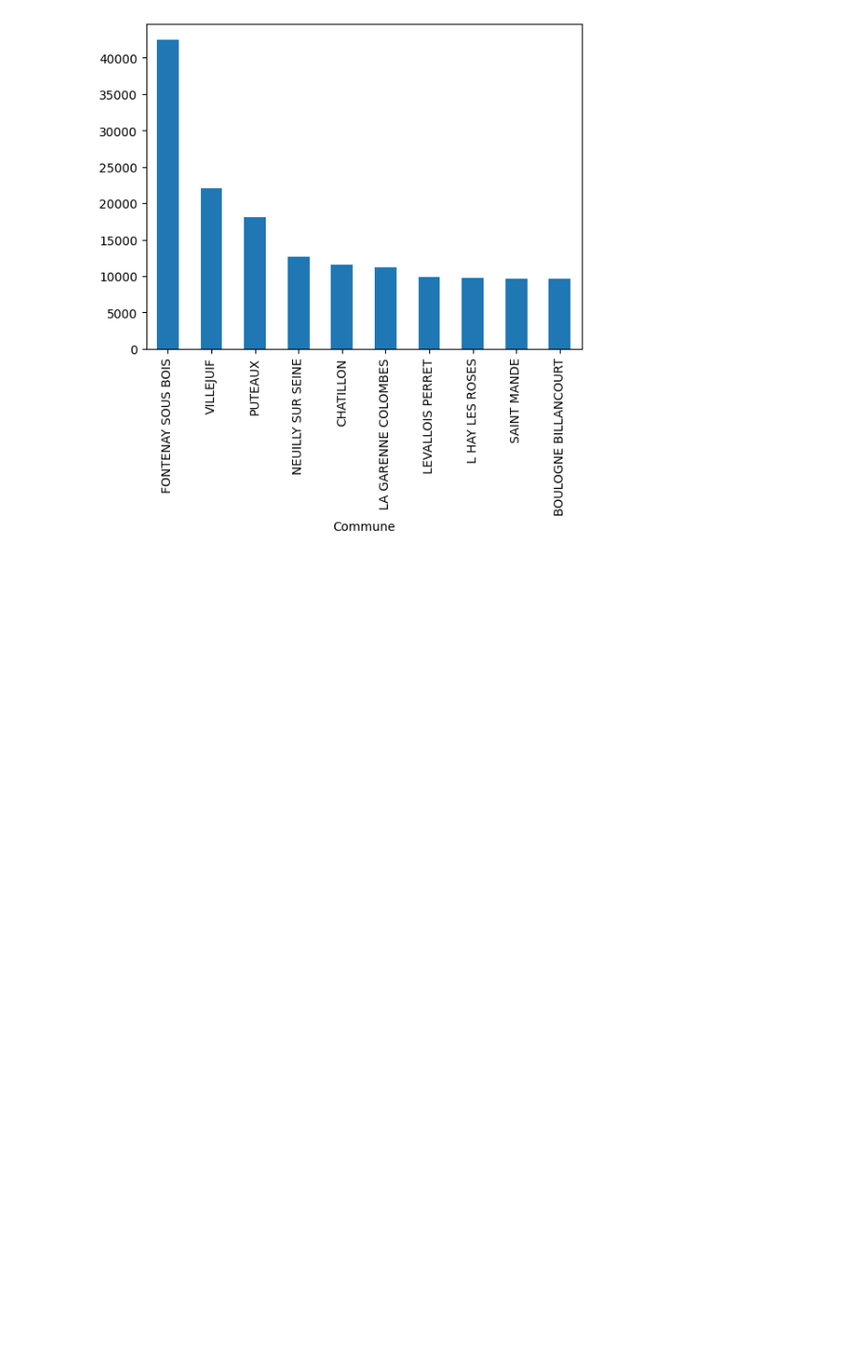
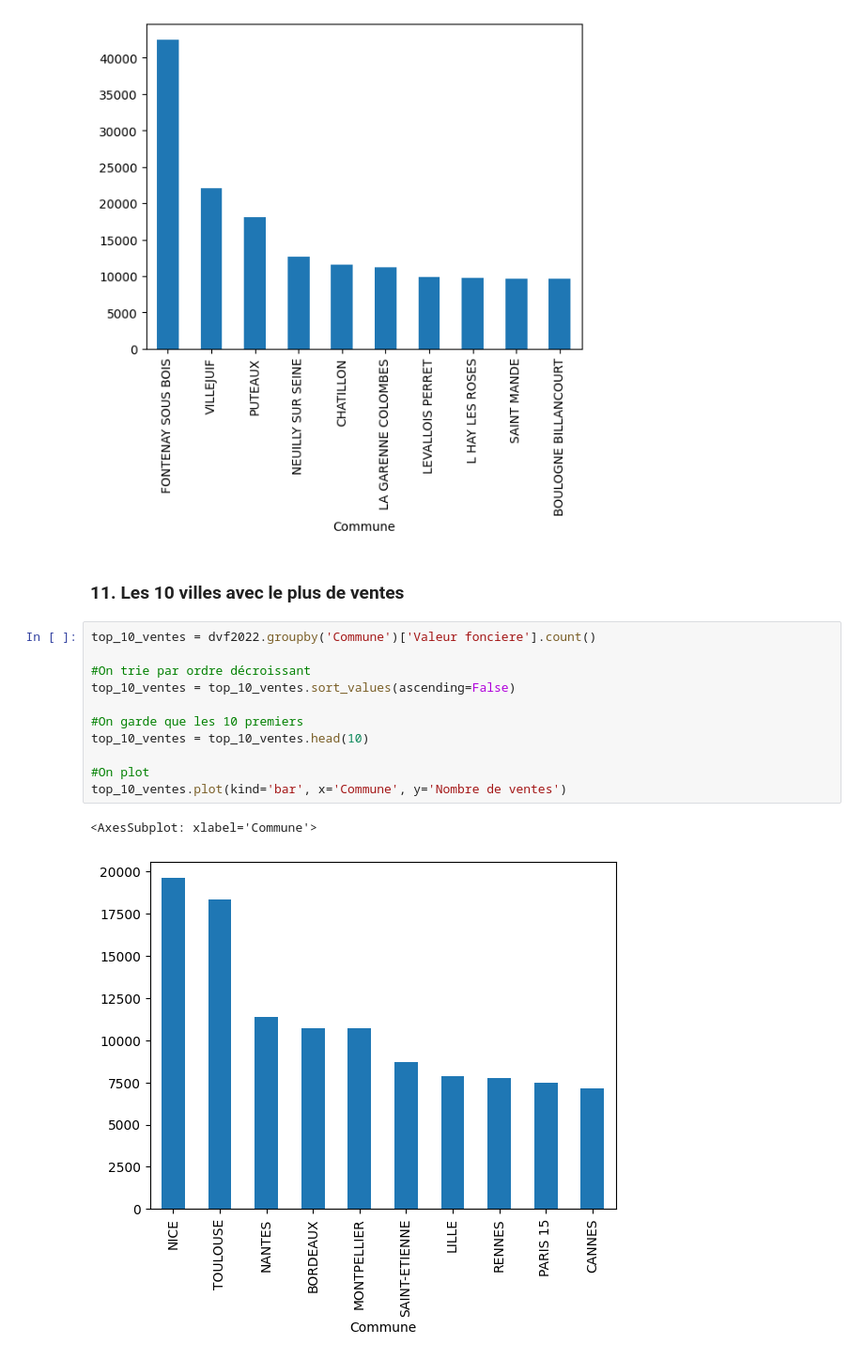
Before and after one commit to yannvillellas/Analysis-of-DVF-data, a Jupyter notebook: rapport.ipynb, the cells around one changed output. Shown at 94% size. Drawn from its saved outputs; the diff is of its cells as text; blank space fills up the shorter version.

```diff
--- a/rapport.ipynb
+++ b/rapport.ipynb
@@ -379,3 +380,19 @@ prix_m2_petite_couronne.plot(kind='bar', x='Commune', y='Prix moyen au mètre ca
 # %% [output]
 <AxesSubplot: xlabel='Commune'>
 [figure]
+# %% [markdown]
+### 11. Les 10 villes avec le plus de ventes
+# %%
+top_10_ventes = dvf2022.groupby('Commune')['Valeur fonciere'].count()
+
+#On trie par ordre décroissant
+top_10_ventes = top_10_ventes.sort_values(ascending=False)
+
+#On garde que les 10 premiers
+top_10_ventes = top_10_ventes.head(10)
+
+#On plot
+top_10_ventes.plot(kind='bar', x='Commune', y='Nombre de ventes')
+# %% [output]
+<AxesSubplot: xlabel='Commune'>
+[figure, added]
```
Also changed, not shown: parts of 12 cells of this notebook, 2 other files.
